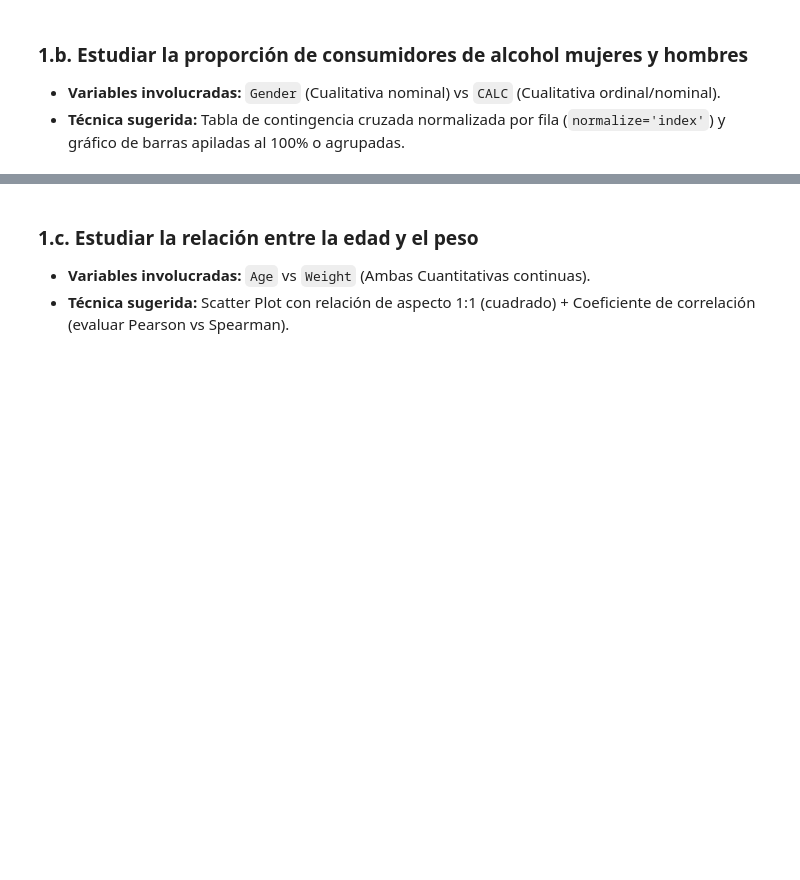
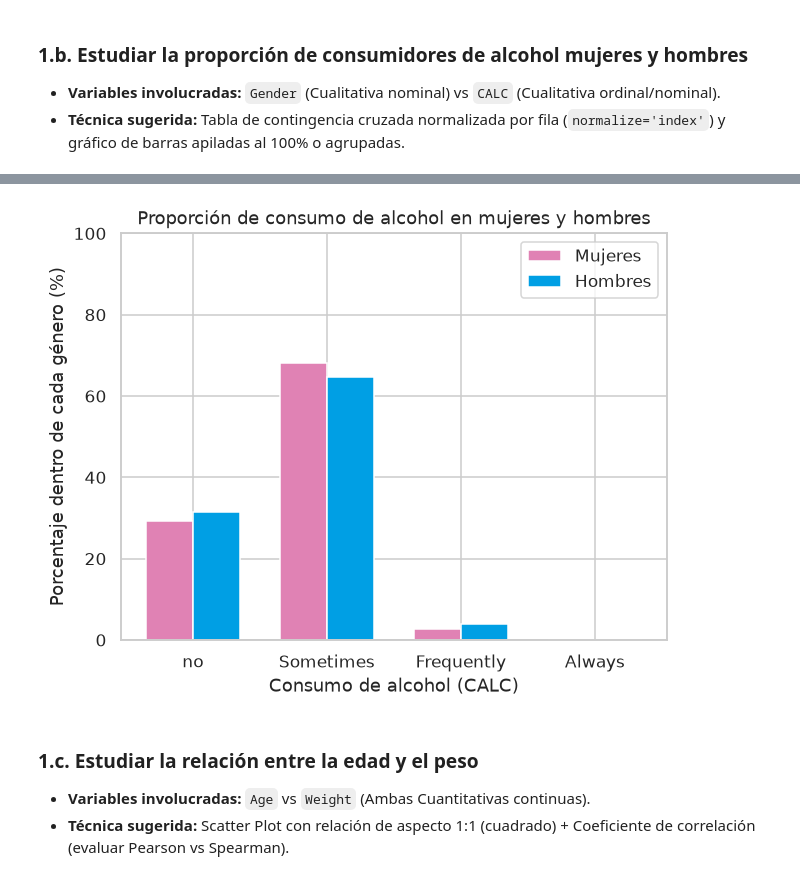
Before and after one commit to aitorHolzmann/fundamentos, a Jupyter notebook: tp5/tp5.ipynb, the cells around one changed output, grey strips where cells are left out. Saved outputs shown, nothing was run; the diff lists cells and outputs as text; code cells hidden in the pictures; blank space fills up the shorter version.

```diff
--- a/tp5/tp5.ipynb
+++ b/tp5/tp5.ipynb
@@ -47,3 +131,34 @@ df_obesity.head()
+# %%
+# 2. Obtenemos las alturas para cada serie
+mujeres = tabla_prop.loc['Female']
+hombres = tabla_prop.loc['Male']
+
+# Definir posiciones y ancho de barras
+x = range(len(categorias))
+width = 0.35
+
+# Barra de mujeres (desplazada a la izquierda)
+plt.bar([i - width/2 for i in x], mujeres, width, label='Mujeres', color='#e082b4')
+
+# Barra de hombres (desplazada a la derecha)
+plt.bar([i + width/2 for i in x], hombres, width, label='Hombres', color='#009FE4')
+
+# Configuración de ejes y etiquetas honestas
+plt.xlabel("Consumo de alcohol (CALC)")
+plt.ylabel("Porcentaje dentro de cada género (%)")
+plt.title("Proporción de consumo de alcohol en mujeres y hombres")
+
+# Restauramos los nombres de las categorías en el eje X
+plt.xticks(x, categorias, rotation=0)
+
+# Leyenda y límites honestos
+plt.legend()
+plt.ylim(0, 100) # Mostramos el rango completo de porcentaje
+
+# Mostrar el canvas antes de cerrarlo
+plt.show()
+# %% [output]
+[figure, added]
 # %% [markdown]
 ### 1.c. Estudiar la relación entre la edad y el peso
 - **Variables involucradas:** `Age` vs `Weight` (Ambas Cuantitativas continuas).
```
Also changed, not shown: parts of 39 cells of this notebook, 31 other files.
